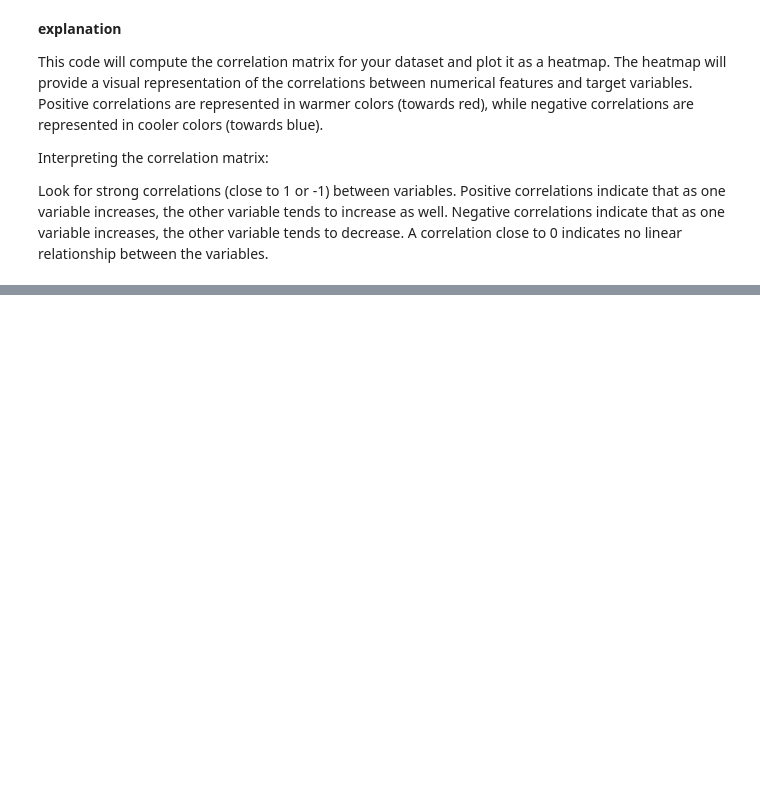
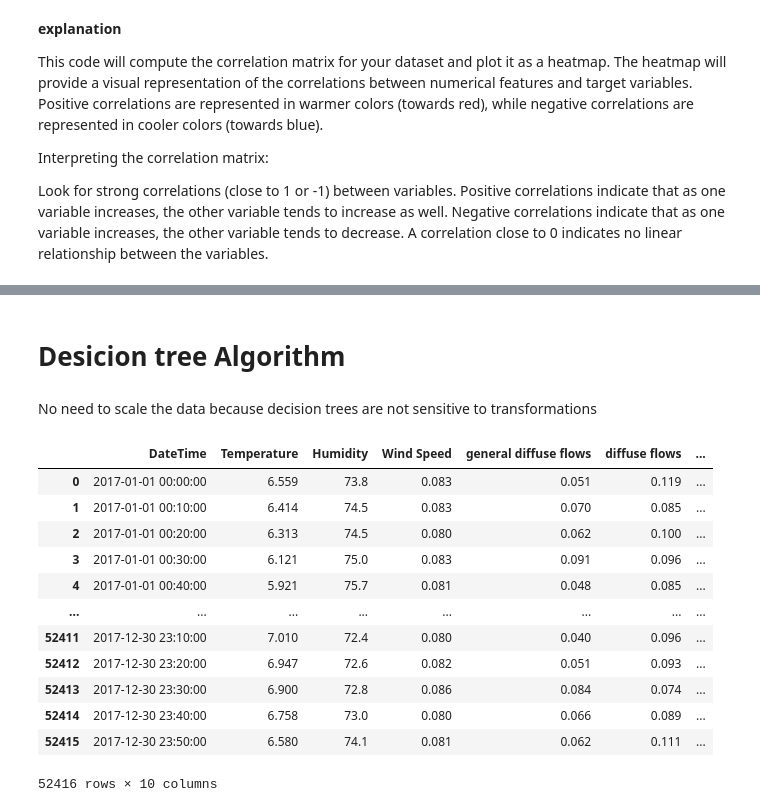
Before and after one commit to Su-mia/ML-Power-Consumption-Prediction, a Jupyter notebook: preprocessing_&_visualisation.ipynb, the cells around one changed output, grey strips where cells are left out. Drawn from its saved outputs; the diff is of its cells as text; code cells hidden in the pictures; blank space fills up the shorter version.

Commit message:
desision tree and random forest not final

```diff
--- a/preprocessing_&_visualisation.ipynb
+++ b/preprocessing_&_visualisation.ipynb
@@ -169,0 +275,20 @@ A correlation close to 0 indicates no linear relationship between the variables.
+# %% [markdown]
+# **Desicion tree Algorithm**
+# %% [markdown]
+No need to scale the data because decision trees are not sensitive to transformations
+# %%
+Data_agg_quarter
+# %% [output]
+|  | DateTime | Temperature | Humidity | Wind Speed | general diffuse flows | diffuse flows | ... |
+| 0 | 2017-01-01 00:00:00 | 6.559 | 73.8 | 0.083 | 0.051 | 0.119 | ... |
+| 1 | 2017-01-01 00:10:00 | 6.414 | 74.5 | 0.083 | 0.070 | 0.085 | ... |
+| 2 | 2017-01-01 00:20:00 | 6.313 | 74.5 | 0.080 | 0.062 | 0.100 | ... |
+| 3 | 2017-01-01 00:30:00 | 6.121 | 75.0 | 0.083 | 0.091 | 0.096 | ... |
+| 4 | 2017-01-01 00:40:00 | 5.921 | 75.7 | 0.081 | 0.048 | 0.085 | ... |
+| ... | ... | ... | ... | ... | ... | ... | ... |
+| 52411 | 2017-12-30 23:10:00 | 7.010 | 72.4 | 0.080 | 0.040 | 0.096 | ... |
+| 52412 | 2017-12-30 23:20:00 | 6.947 | 72.6 | 0.082 | 0.051 | 0.093 | ... |
+| 52413 | 2017-12-30 23:30:00 | 6.900 | 72.8 | 0.086 | 0.084 | 0.074 | ... |
+| 52414 | 2017-12-30 23:40:00 | 6.758 | 73.0 | 0.080 | 0.066 | 0.089 | ... |
+| 52415 | 2017-12-30 23:50:00 | 6.580 | 74.1 | 0.081 | 0.062 | 0.111 | ... |
+52416 rows × 10 columns
```
Also changed, not shown: parts of 31 cells of this notebook.
